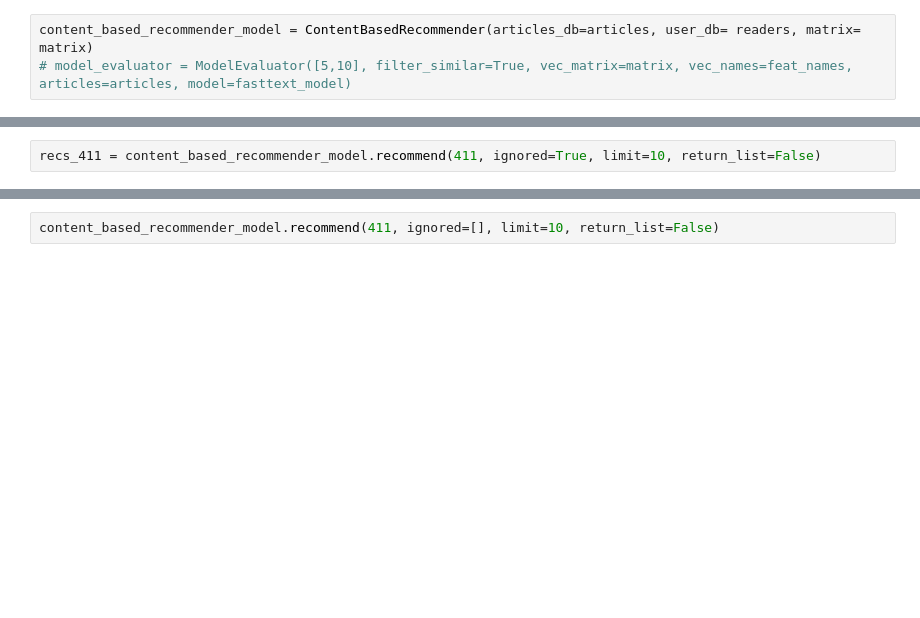
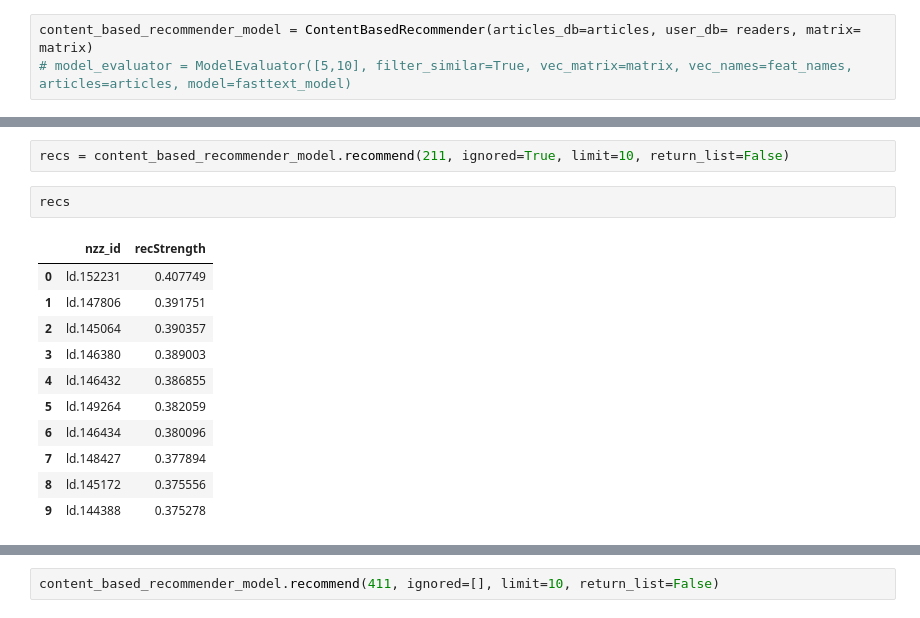
Before and after one commit to amakarewicz/RecommenderSystem, a Jupyter notebook: Agata/articles_similarity_keywords.ipynb, the cells around one changed output, grey strips where cells are left out. Cells and saved outputs as stored; diff of their text form; blank space fills up the shorter version.

```diff
--- a/Agata/articles_similarity_keywords.ipynb
+++ b/Agata/articles_similarity_keywords.ipynb
@@ -80,2 +80,16 @@ content_based_recommender_model = ContentBasedRecommender(articles_db=articles,
 # %%
-recs_411 = content_based_recommender_model.recommend(411, ignored=True, limit=10, return_list=False)
+recs = content_based_recommender_model.recommend(211, ignored=True, limit=10, return_list=False)
+# %%
+recs
+# %% [output]
+|  | nzz_id | recStrength |
+| 0 | ld.152231 | 0.407749 |
+| 1 | ld.147806 | 0.391751 |
+| 2 | ld.145064 | 0.390357 |
+| 3 | ld.146380 | 0.389003 |
+| 4 | ld.146432 | 0.386855 |
+| 5 | ld.149264 | 0.382059 |
+| 6 | ld.146434 | 0.380096 |
+| 7 | ld.148427 | 0.377894 |
+| 8 | ld.145172 | 0.375556 |
+| 9 | ld.144388 | 0.375278 |
```
Also changed, not shown: parts of 10 cells of this notebook, 7 other files.
